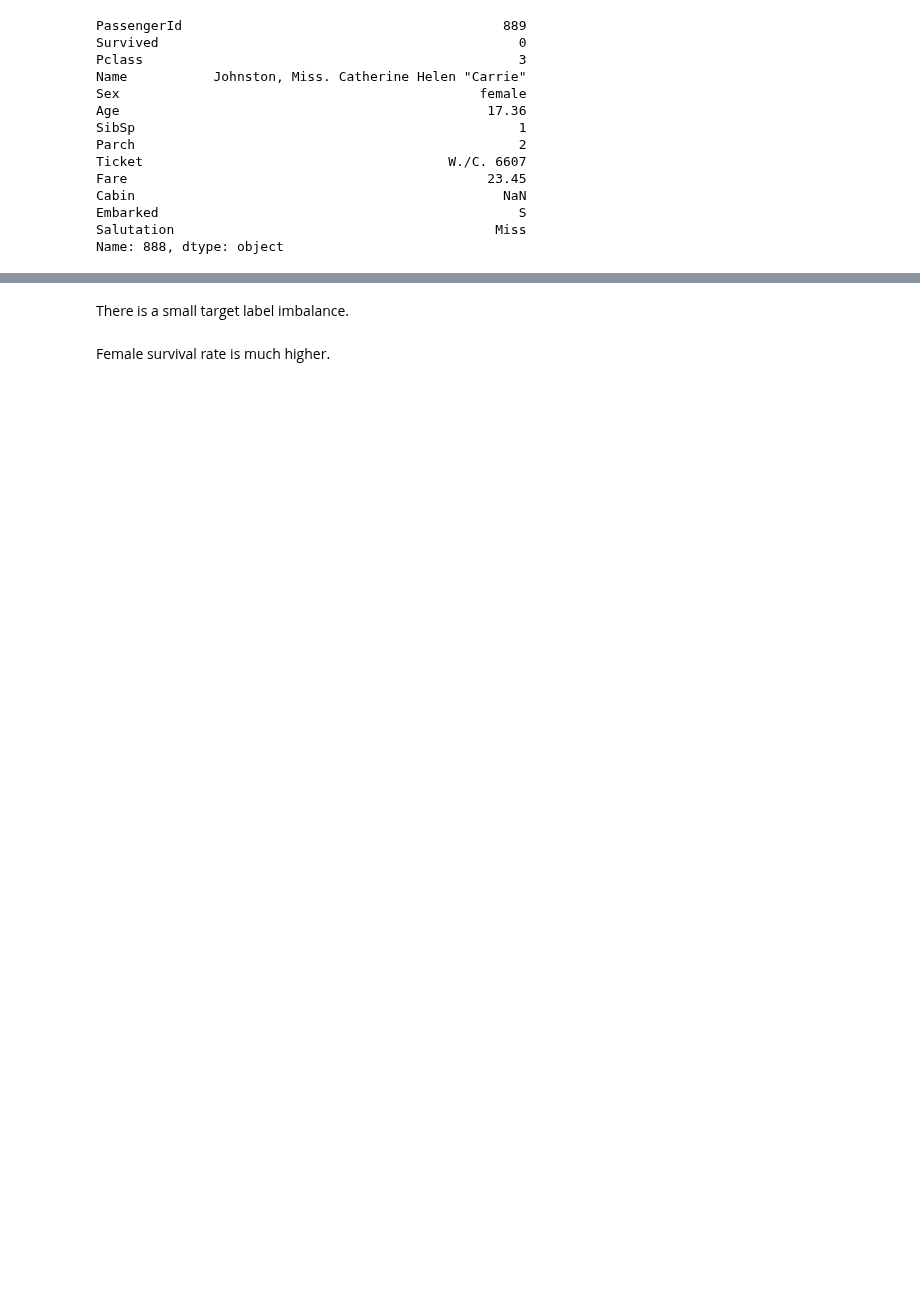
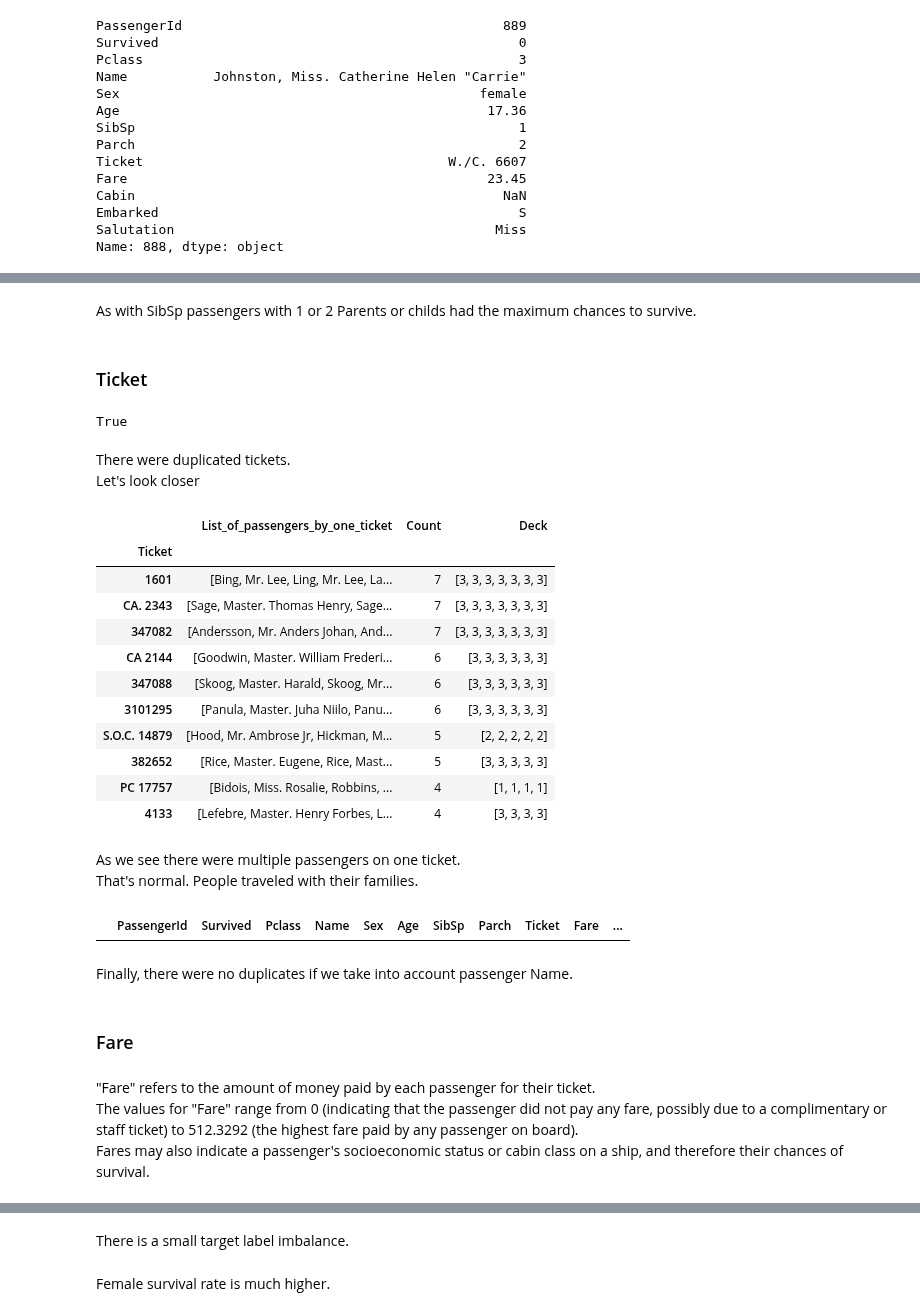
Before and after one commit to IgorBeHolder/Netology, a Jupyter notebook: Titanic.ipynb, the cells around one changed output, grey strips where cells are left out. Cells and saved outputs as stored; diff of their text form; code cells hidden in the pictures; blank space fills up the shorter version.

```diff
--- a/Titanic.ipynb
+++ b/Titanic.ipynb
@@ -150,5 +156,14 @@ salut = set(df_raw.Name.str.extract('(\w+)\.')[0])  # [0] to select the first co
 # add the salutations from the test set
 salut = salut | set(df_test.Name.str.extract('(\w+)\.')[0])
 
-salut
+# remove proper salutation
+salut -=  {'Master','Miss','Mr','Mrs'}
+
+salut1 = list(sorted(salut)) # sort the set and convert to list as a set order in zip function is RANDOM
+
+print('Set of Salutation replacements:')
+# create a list of replacement for rare salutation
+salut2 =['Mr', 'Mr','Mrs', 'Mr', 'Mrs', 'Mr', 'Mr', 'Mrs', 'Mr', 'Miss',  'Mrs', 'Miss', 'Mr', 'Mr']
+for i in zip(salut1, salut2):
+    print (i[0].ljust(9), i[1])
 # %% [output]
@@ -190,9 +184,0 @@ salut1
-# %%
-# remove proper salutation and convert to list as a set order in zip function is RANDOM
-salut1 = list(salut - {'Master','Miss','Mr','Mrs'})
-
-print('Set of replacements:')
-# create a list of replacement for rare salutation
-salut2 =['Mr', 'Mr','Miss', 'Mrs', 'Mr', 'Mr', 'Miss', 'Mrs', 'Mr', 'Mr',  'Mr', 'Mr', 'Mrs', 'Mrs']
-for i in zip(salut1, salut2):
-    print (i[0].ljust(9), i[1])
@@ -287,0 +302,32 @@ Unfortunately, she didn't survive the sinking.
+# %% [markdown]
+As with SibSp passengers with 1 or 2 Parents or childs had the maximum chances to survive.
+# %% [markdown]
+### Ticket
+# %%
+df.Ticket.duplicated().any()
+# %% [output]
+True
+# %% [markdown]
+There were duplicated tickets.
+Let's look closer
+# %%
+pd.set_option('display.max_colwidth', None) # to display full text in columns
+df.groupby("Ticket").agg(List_of_passengers_by_one_ticket=("Name", lambda x: x.tolist()),
+                                   Count=('PassengerId','count'),
+                                   Deck=("Pclass", lambda x: x.tolist())).sort_values(by='Count', ascending=False).head(10)
+# %% [output]
+|  | List_of_passengers_by_one_ticket | Count | Deck |
+| Ticket |  |  |  |
+| 1601 | [Bing, Mr. Lee, Ling, Mr. Lee, La... | 7 | [3, 3, 3, 3, 3, 3, 3] |
+| CA. 2343 | [Sage, Master. Thomas Henry, Sage... | 7 | [3, 3, 3, 3, 3, 3, 3] |
+| 347082 | [Andersson, Mr. Anders Johan, And... | 7 | [3, 3, 3, 3, 3, 3, 3] |
+| CA 2144 | [Goodwin, Master. William Frederi... | 6 | [3, 3, 3, 3, 3, 3] |
+| 347088 | [Skoog, Master. Harald, Skoog, Mr... | 6 | [3, 3, 3, 3, 3, 3] |
+| 3101295 | [Panula, Master. Juha Niilo, Panu... | 6 | [3, 3, 3, 3, 3, 3] |
+| S.O.C. 14879 | [Hood, Mr. Ambrose Jr, Hickman, M... | 5 | [2, 2, 2, 2, 2] |
+| 382652 | [Rice, Master. Eugene, Rice, Mast... | 5 | [3, 3, 3, 3, 3] |
+| PC 17757 | [Bidois, Miss. Rosalie, Robbins, ... | 4 | [1, 1, 1, 1] |
+| 4133 | [Lefebre, Master. Henry Forbes, L... | 4 | [3, 3, 3, 3] |
+# %% [markdown]
+As we see there were multiple passengers on one ticket.
+That's normal. People traveled with their families.
@@ -287,0 +336,12 @@ Unfortunately, she didn't survive the sinking.
+# %%
+df[df[['Ticket','Name']].duplicated()]
+# %% [output]
+|  | PassengerId | Survived | Pclass | Name | Sex | Age | SibSp | Parch | Ticket | Fare | ... |
+# %% [markdown]
+Finally, there were no duplicates if we take into account passenger Name.
+# %% [markdown]
+### Fare
+# %% [markdown]
+"Fare" refers to the amount of money paid by each passenger for their ticket.
+The values for "Fare" range from 0 (indicating that the passenger did not pay any fare, possibly due to a complimentary or staff ticket) to 512.3292 (the highest fare paid by any passenger on board).
+Fares may also indicate a passenger's socioeconomic status or cabin class on a ship, and therefore their chances of survival.
```
Also changed, not shown: parts of 81 cells of this notebook, 1 other file.
